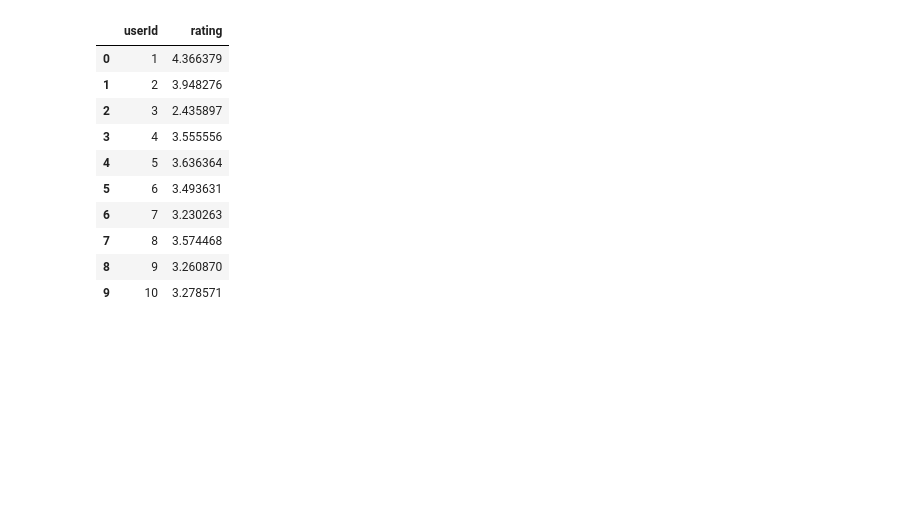
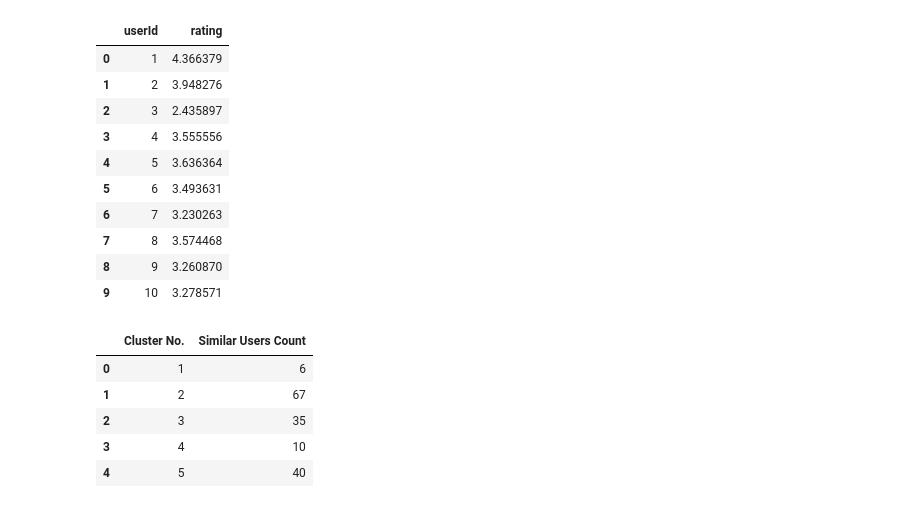
Before and after one commit to mohammed21kamall/Graduation-Project, a Jupyter notebook: Model AI/RatingPredictionCode.ipynb, the cells around one changed output. Saved outputs shown, nothing was run; the diff lists cells and outputs as text; code cells hidden in the pictures; blank space fills up the shorter version.

```diff
--- a/Model AI/RatingPredictionCode.ipynb
+++ b/Model AI/RatingPredictionCode.ipynb
@@ -89,3 +83,14 @@ mean_ratings_by_user.head(10)
 | 7 | 8 | 3.574468 |
 | 8 | 9 | 3.260870 |
 | 9 | 10 | 3.278571 |
+# %%
+# 4
+cluster_user = pd.read_csv("drive/MyDrive/Dataset2/ClustersUsers.csv")
+cluster_user.head()
+# %% [output]
+|  | Cluster No. | Similar Users Count |
+| 0 | 1 | 6 |
+| 1 | 2 | 67 |
+| 2 | 3 | 35 |
+| 3 | 4 | 10 |
+| 4 | 5 | 40 |
```
Also changed, not shown: parts of 3 cells of this notebook.
